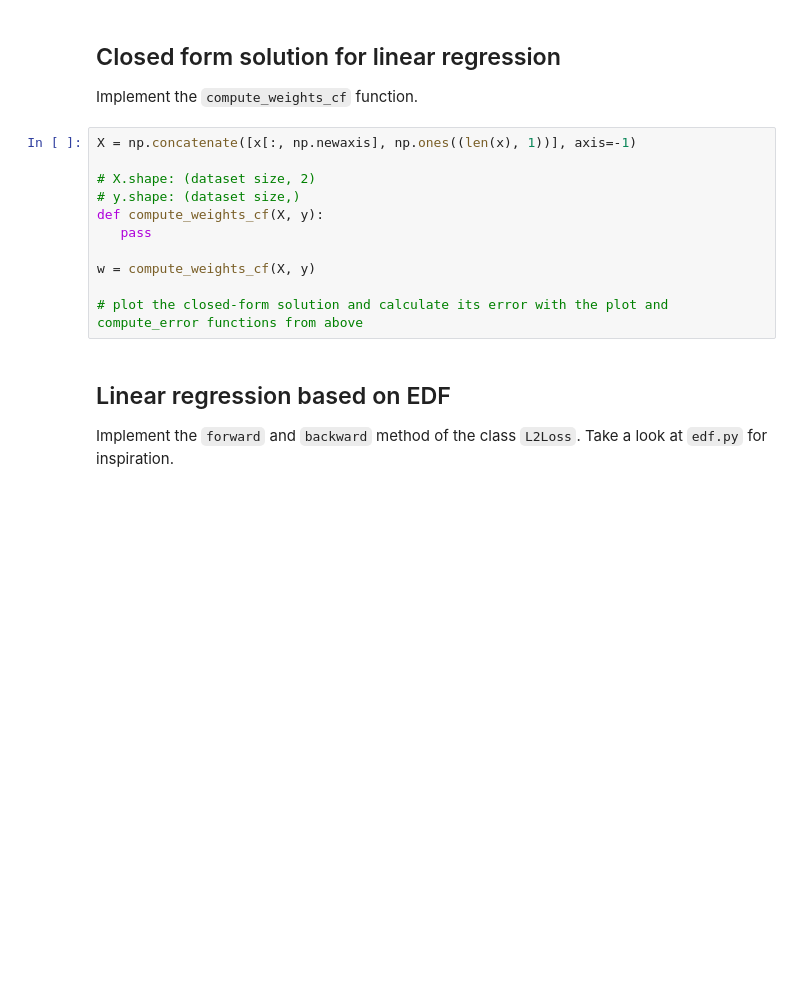
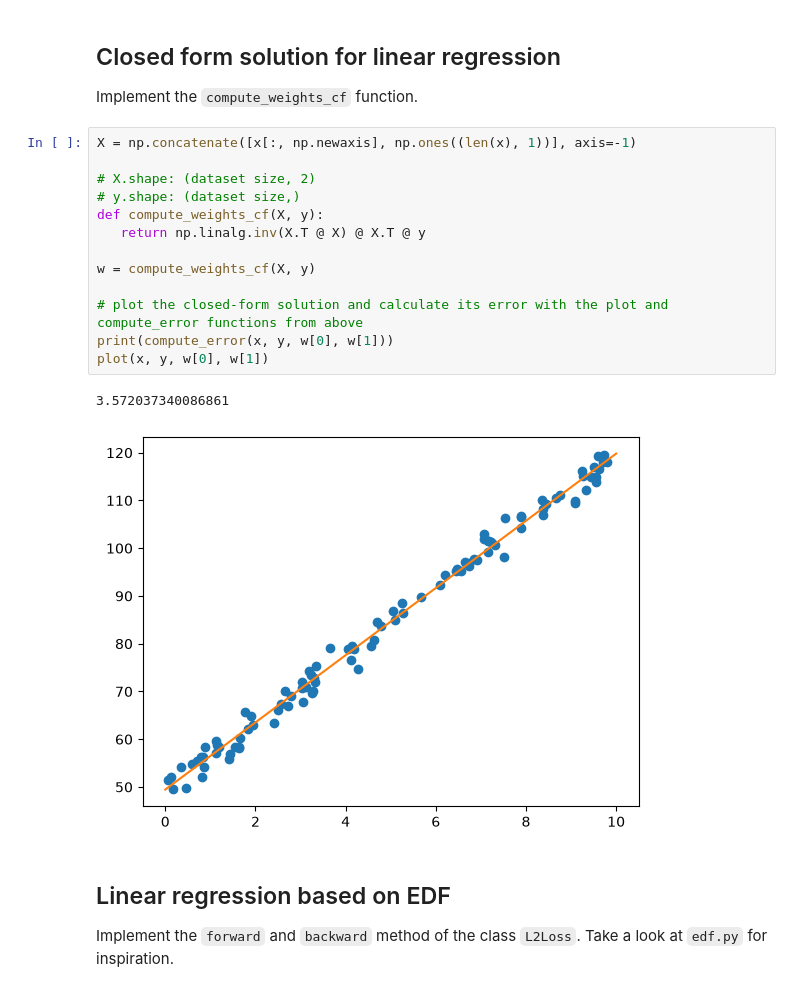
Before and after one commit to stuckkk/deep-learning, a Jupyter notebook: 01/linear_regression.ipynb, the cells around one changed output. Cells and saved outputs as stored; diff of their text form; blank space fills up the shorter version.

```diff
--- a/01/linear_regression.ipynb
+++ b/01/linear_regression.ipynb
@@ -58,14 +92,19 @@ Implement the `compute_weights_cf` function.
 # %%
 X = np.concatenate([x[:, np.newaxis], np.ones((len(x), 1))], axis=-1)
 
 # X.shape: (dataset size, 2)
 # y.shape: (dataset size,)
 def compute_weights_cf(X, y):
-   pass
+   return np.linalg.inv(X.T @ X) @ X.T @ y
 
 w = compute_weights_cf(X, y)
 
 # plot the closed-form solution and calculate its error with the plot and compute_error functions from above
+print(compute_error(x, y, w[0], w[1]))
+plot(x, y, w[0], w[1])
+# %% [output]
+3.572037340086861
+[figure, added]
 # %% [markdown]
 ## Linear regression based on EDF
 
```
Also changed, not shown: parts of 6 cells of this notebook, 3 other files.
